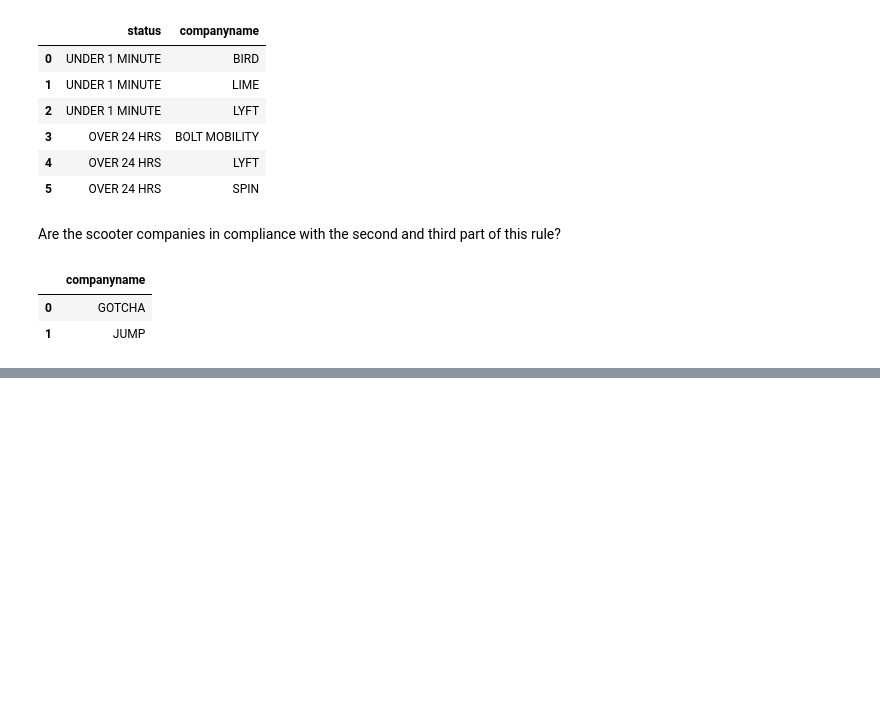
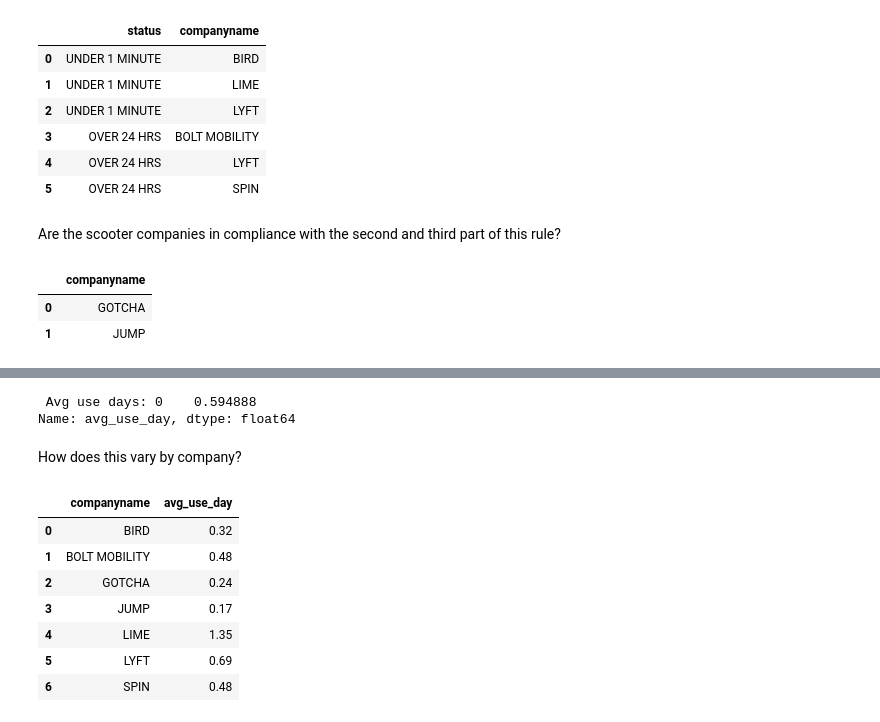
Before and after one commit to NSS-Data-Analytics-Cohort-10/scooters-group-3, a Jupyter notebook: notebooks/scooters.ipynb, the cells around one changed output, grey strips where cells are left out. Saved outputs shown, nothing was run; the diff lists cells and outputs as text; code cells hidden in the pictures; blank space fills up the shorter version.

Commit message:
scooters

```diff
--- a/notebooks/scooters.ipynb
+++ b/notebooks/scooters.ipynb
@@ -323,0 +335,80 @@ USE
+# %%
+SCOOTERUSAGEAVG = '''
+WITH X AS (
+SELECT
+MAX(STARTDATE)-MIN(STARTDATE) TOTALDAYS,
+COUNT(DISTINCT(SUMDID)) TOTALSCOOTERS,
+COUNT(DISTINCT(SUMDID)) * (MAX(STARTDATE)-MIN(STARTDATE)) SCOOTERTOTALDAYS,
+SUM(COUNTRECNUM) TOTALUSES,
+SUM(COUNTRECNUM)/(COUNT(DISTINCT(SUMDID)) * (MAX(STARTDATE)-MIN(STARTDATE))) AVG_USE_DAY
+FROM(
+SELECT
+UPPER(COMPANYNAME) COMPANYNAME,
+STARTDATE,
+SUMDID,
+COUNT(TRIPRECORDNUM) COUNTRECNUM
+FROM
+TRIPS T
+WHERE SUMDID IN
+(SELECT SUMDID FROM SCOOTERS WHERE UPPER(SUMDGROUP) ='SCOOTER')
+AND T.tripduration > 1 AND T.tripduration < 1440 AND TRIPRECORDNUM IS NOT NULL
+GROUP BY
+UPPER(COMPANYNAME),
+STARTDATE,
+SUMDID
+HAVING COUNT(TRIPRECORDNUM) > 1
+ORDER BY STARTDATE,UPPER(COMPANYNAME)))
+SELECT * FROM X
+'''
+USESCOOTER = pd.read_sql_query(SCOOTERUSAGEAVG, engine)
+AVGSCOOTERUSE = USESCOOTER["avg_use_day"]
+print(f" Avg use days: {AVGSCOOTERUSE}")
+# %% [output]
+ Avg use days: 0    0.594888
+Name: avg_use_day, dtype: float64
+# %% [markdown]
+ How does this vary by company?
+# %%
+SCOOTERUSAGEAVGCOM = '''
+WITH X AS (
+SELECT
+COMPANYNAME,
+MAX(STARTDATE)-MIN(STARTDATE) TOTALDAYS,
+COUNT(DISTINCT(SUMDID)) TOTALSCOOTERS,
+COUNT(DISTINCT(SUMDID)) * (MAX(STARTDATE)-MIN(STARTDATE)) SCOOTERTOTALDAYS,
+SUM(COUNTRECNUM) TOTALUSES,
+CASE WHEN SUM(COUNTRECNUM) = 0 THEN 0 ELSE
+SUM(COUNTRECNUM)/(COUNT(DISTINCT(SUMDID)) * (MAX(STARTDATE)-MIN(STARTDATE)))
+END AVG_USE_DAY
+FROM(
+SELECT
+UPPER(COMPANYNAME) COMPANYNAME,
+STARTDATE,
+SUMDID,
+COUNT(TRIPRECORDNUM) COUNTRECNUM
+FROM
+TRIPS T
+WHERE SUMDID IN
+(SELECT SUMDID FROM SCOOTERS WHERE UPPER(SUMDGROUP) ='SCOOTER')
+AND T.tripduration > 1 AND T.tripduration < 1440 AND TRIPRECORDNUM IS NOT NULL
+GROUP BY
+UPPER(COMPANYNAME),
+STARTDATE,
+SUMDID
+HAVING COUNT(TRIPRECORDNUM) > 1
+ORDER BY STARTDATE,UPPER(COMPANYNAME))
+GROUP BY COMPANYNAME
+)
+SELECT COMPANYNAME, round(AVG_USE_DAY,2) AVG_USE_DAY FROM X
+'''
+USESCOOTERCOM = pd.read_sql_query(SCOOTERUSAGEAVGCOM, engine)
+USESCOOTERCOM
+# %% [output]
+|  | companyname | avg_use_day |
+| 0 | BIRD | 0.32 |
+| 1 | BOLT MOBILITY | 0.48 |
+| 2 | GOTCHA | 0.24 |
+| 3 | JUMP | 0.17 |
+| 4 | LIME | 1.35 |
+| 5 | LYFT | 0.69 |
+| 6 | SPIN | 0.48 |
```
Also changed, not shown: parts of 12 cells of this notebook.
